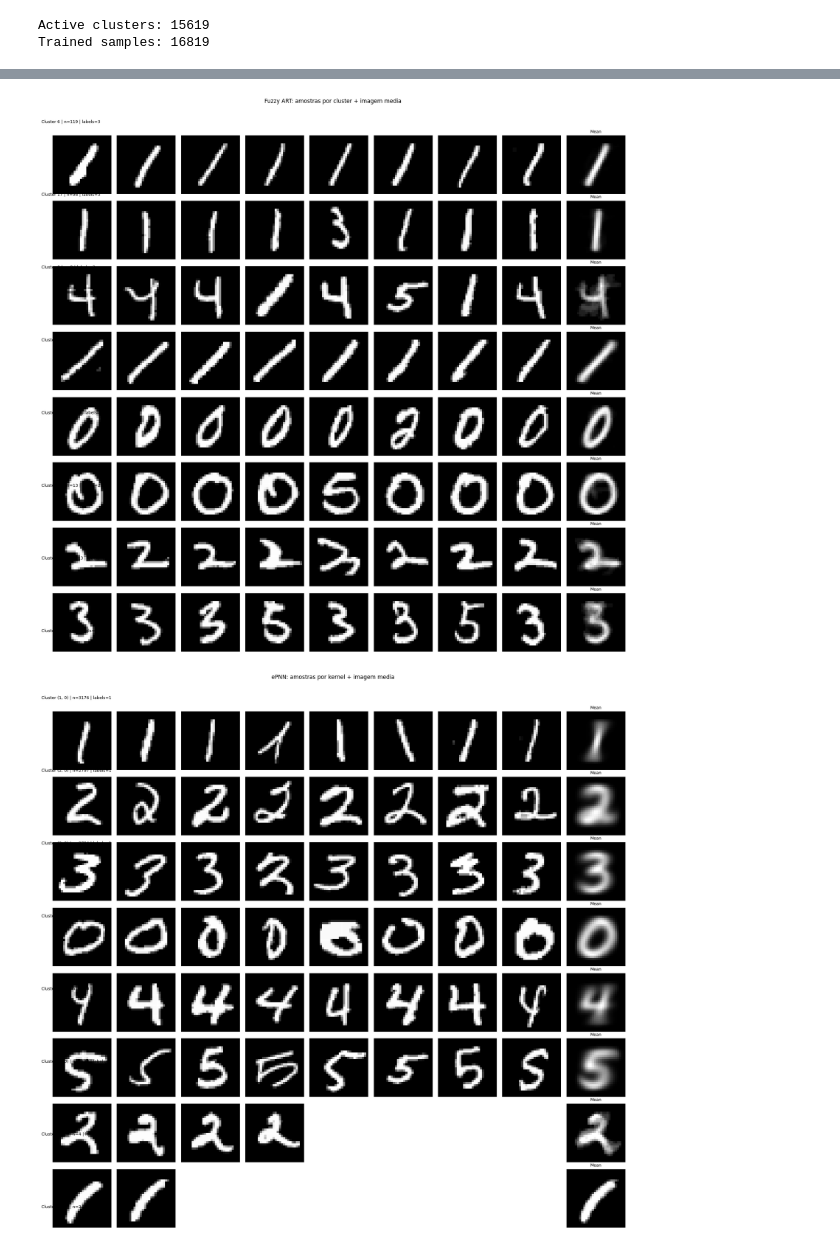
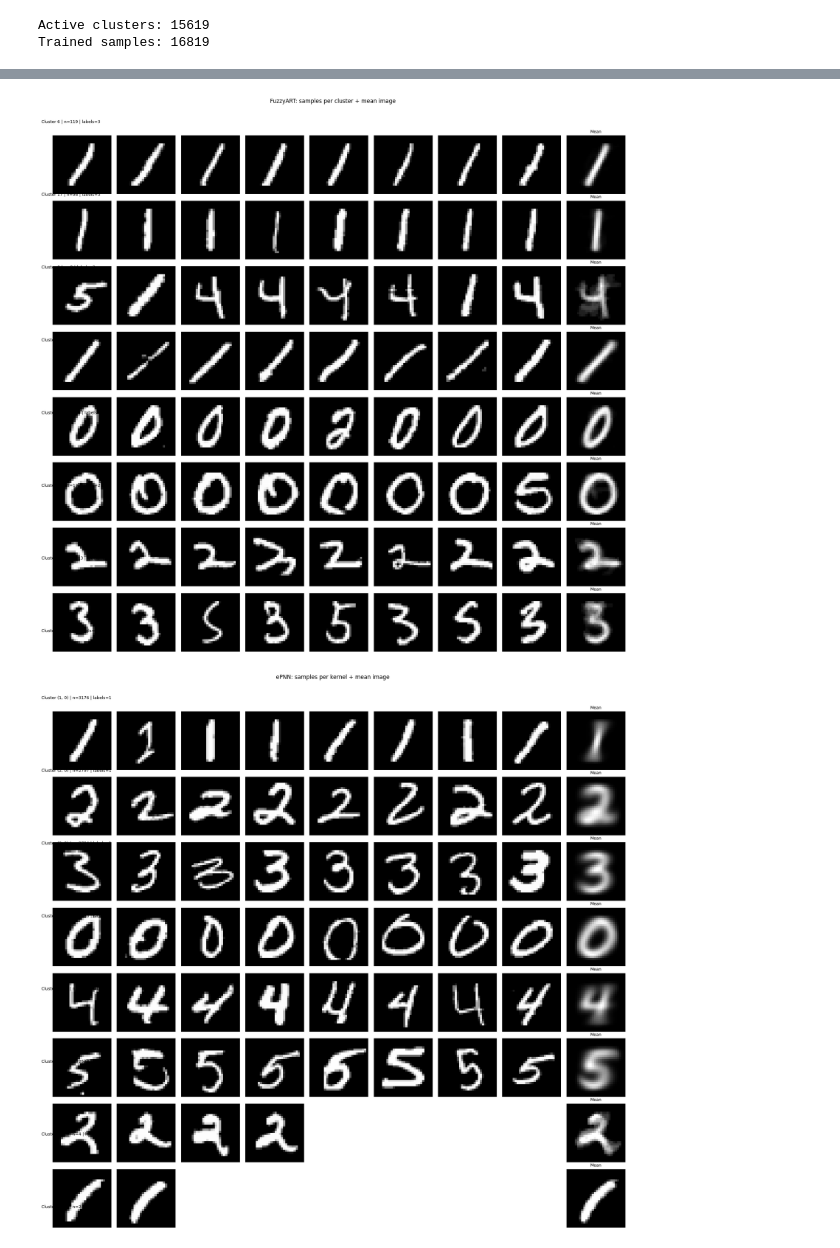
Before and after one commit to lsalatiel/art-epnn_neural-network-study, a Jupyter notebook: mnist_art.ipynb, the cells around one changed output, grey strips where cells are left out. Drawn from its saved outputs; the diff is of its cells as text; code cells hidden in the pictures.

```diff
--- a/mnist_art.ipynb
+++ b/mnist_art.ipynb
@@ -27,6 +27,6 @@ from sklearn.datasets import fetch_openml
 from sklearn.model_selection import train_test_split
 
 mnist = fetch_openml('mnist_784', as_frame=False)
-mnist_X = mnist.data.astype('float32')
+mnist_X = mnist.data.astype('float32') / 255.0
 mnist_y = mnist.target.astype('int64')
 # %%
@@ -838,12 +759,7 @@ for r in results:
 # %%
-# Test ePNN on the test set
-correct = 0
-total = len(X_test_epnn)
-for i in range(total):
-    pred = net_epnn.predict(X_test_epnn[i])
-    if pred == y_test[i]:
-        correct += 1
-
-accuracy = correct / total if total else 0.0
-print(f"ePNN test accuracy: {accuracy * 100:.2f}% ({correct}/{total})")
+# ── Phase 1: Evaluation ────────────────────────────────────────────────────
+fuzzy_preds_1 = predict_fuzzyart(net_fuzzyart, fuzzyart_label_map, X_test_05)
+epnn_preds_1 = predict_epnn(net_epnn, X_epnn_test_05)
+print_comparison(epnn_preds_1, fuzzy_preds_1, y_test_05, list(range(6)),
+                 "Phase 1 — First Half (Digits 0-5)")
 # %% [output]
@@ -1063,6 +845,5 @@ plt.show()
 # %%
 def plot_clusters_with_mean(images, cluster_ids, title, labels=None, max_clusters=8, samples_per_cluster=8):
-    # Group indices by cluster id
     groups = {}
     label_array = None if labels is None else np.asarray(labels)
     for i, cid in enumerate(cluster_ids):
@@ -1076,18 +857,14 @@ def plot_clusters_with_mean(images, cluster_ids, title, labels=None, max_cluster
     if not groups:
         print(f"No clusters found for {title}.")
         return
-    # Sort clusters by label diversity first, then by size
     scored_clusters = []
     for cid, idxs in groups.items():
         idxs = np.array(idxs)
-        if label_array is None:
-            diversity = 0
-        else:
-            diversity = len(np.unique(label_array[idxs]))
+        diversity = 0 if label_array is None else len(np.unique(label_array[idxs]))
         scored_clusters.append((cid, idxs, diversity, len(idxs)))
     scored_clusters.sort(key=lambda item: (-item[2], -item[3]))
     scored_clusters = scored_clusters[:max_clusters]
-    cols = samples_per_cluster + 1  # last column is the mean image
+    cols = samples_per_cluster + 1
     rows = len(scored_clusters)
     fig, axes = plt.subplots(rows, cols, figsize=(cols * 2.0, rows * 2.2))
     if rows == 1:
@@ -1095,66 +872,56 @@ def plot_clusters_with_mean(images, cluster_ids, title, labels=None, max_cluster
     for row_idx, (cid, idxs, diversity, cluster_size) in enumerate(scored_clusters):
         n_show = min(samples_per_cluster, len(idxs))
         show_idx = np.random.choice(idxs, size=n_show, replace=False)
-        # Plot sample images
         for col in range(samples_per_cluster):
             ax = axes[row_idx, col]
             ax.axis("off")
             if col < n_show:
-                img = images[show_idx[col]].reshape(28, 28)
-                ax.imshow(img, cmap="gray")
-        # Plot mean image (last column)
+                ax.imshow(images[show_idx[col]].reshape(28, 28), cmap="gray")
         mean_img = images[idxs].mean(axis=0).reshape(28, 28)
         ax_mean = axes[row_idx, -1]
         ax_mean.imshow(mean_img, cmap="gray")
         ax_mean.set_title("Mean", fontsize=9)
         ax_mean.axis("off")
-        if label_array is None:
-            subtitle = f"Cluster {cid} | n={cluster_size}"
-        else:
-            subtitle = f"Cluster {cid} | n={cluster_size} | labels={diversity}"
+        subtitle = f"Cluster {cid} | n={cluster_size}" if label_array is None else f"Cluster {cid} | n={cluster_size} | labels={diversity}"
         fig.text(0.01, (rows - row_idx - 0.5) / rows, subtitle, fontsize=9)
     plt.suptitle(title, fontsize=12)
     plt.tight_layout(rect=[0.02, 0.02, 1, 0.95])
     plt.show()
 
-# ---- Fuzzy ART clusters ----
-fuzzy_n = len(cluster_assignments)
-fuzzy_images = X_train_1st_half[:fuzzy_n]
-fuzzy_cluster_ids = cluster_assignments[:fuzzy_n]
+
+# ---- FuzzyART clusters ----
 plot_clusters_with_mean(
-    fuzzy_images,
-    fuzzy_cluster_ids,
-    labels=y_train_1st_half[:fuzzy_n],
-    title="Fuzzy ART: amostras por cluster + imagem media",
+    X_train_half1,
+    assignments_half1,
+    labels=y_train_half1,
+    title="FuzzyART: samples per cluster + mean image",
     max_clusters=8,
     samples_per_cluster=8,
 )
 
 # ---- ePNN kernels (cluster = (class_label, kernel_index)) ----
 def assign_epnn_kernels(net, X_epnn, y_labels):
     cluster_ids = []
     for i, x in enumerate(X_epnn):
         label = int(y_labels[i])
         gmm = net.gmms.get(label)
         if gmm is None or not gmm.kernels:
             cluster_ids.append(None)
             continue
         acts = [gmm._activation(x, k) * k.weight for k in gmm.kernels]
         k_idx = int(np.argmax(acts))
         cluster_ids.append((label, k_idx))
     return np.array(cluster_ids, dtype=object)
 
-epnn_n = len(X_train_epnn_1st_half)
-epnn_images = X_train_1st_half[:epnn_n]
-epnn_cluster_ids = assign_epnn_kernels(net_epnn, X_train_epnn_1st_half, y_train_1st_half[:epnn_n])
+epnn_cluster_ids = assign_epnn_kernels(net_epnn, X_epnn_half1, y_train_half1)
 plot_clusters_with_mean(
-    epnn_images,
+    X_train_half1,
     epnn_cluster_ids,
-    labels=y_train_1st_half[:epnn_n],
-    title="ePNN: amostras por kernel + imagem media",
+    labels=y_train_half1,
+    title="ePNN: samples per kernel + mean image",
     max_clusters=8,
     samples_per_cluster=8,
 )
 # %% [output]
-[figure, old version]
+[figure, new version]
-[figure, old version]
+[figure, new version]
```
Also changed, not shown: parts of 31 cells of this notebook.
